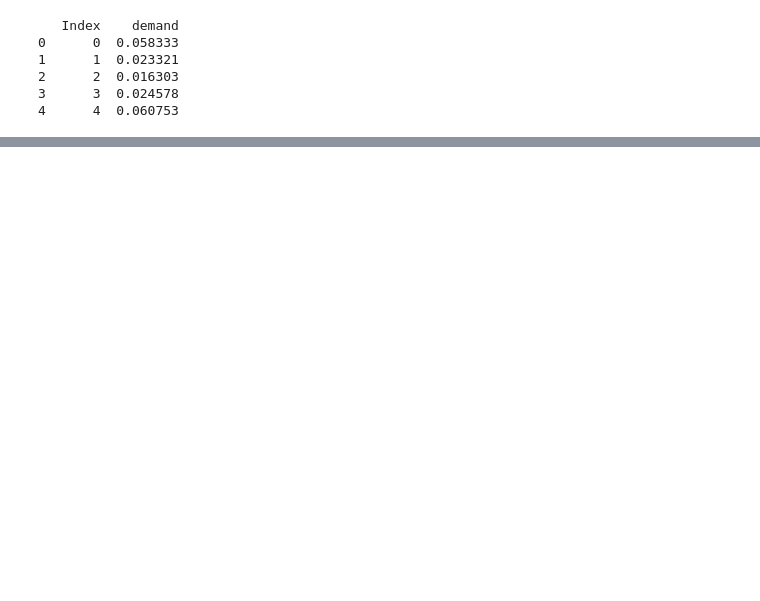
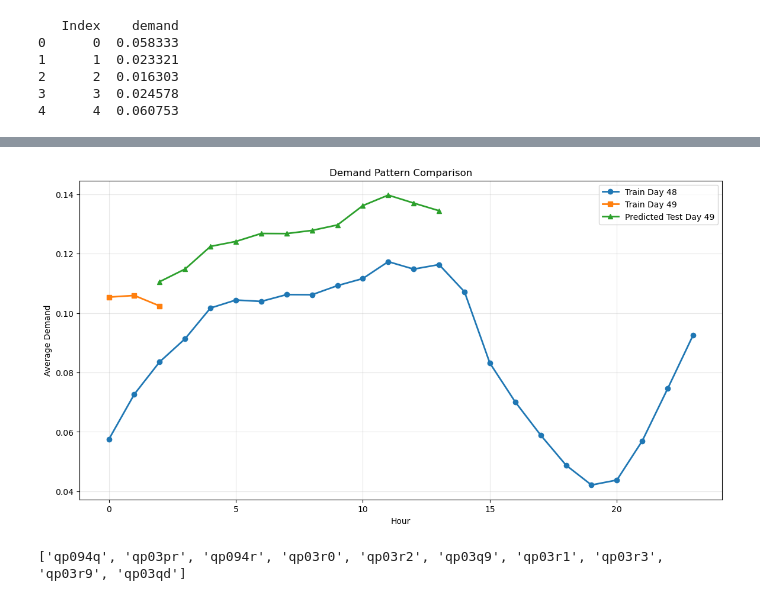
Before and after one commit to shivamkumar-09890/gridlock-hackathon, a Jupyter notebook: notebooks/3june_wrapup.ipynb, the cells around one changed output, grey strips where cells are left out. Cells and saved outputs as stored; diff of their text form; code cells hidden in the pictures; blank space fills up the shorter version.

```diff
--- a/notebooks/3june_wrapup.ipynb
+++ b/notebooks/3june_wrapup.ipynb
@@ -697,0 +780,79 @@ print(submission.head())
+# %%
+import matplotlib.pyplot as plt
+
+# Day 48
+day48_hourly = (
+    train_df[train_df["day"] == 48]
+    .groupby("hour")["demand"]
+    .mean()
+    .reset_index()
+)
+
+# Day 49
+day49_hourly = (
+    train_df[train_df["day"] == 49]
+    .groupby("hour")["demand"]
+    .mean()
+    .reset_index()
+)
+
+# Test predictions
+test_plot_df = test_processed.copy()
+test_plot_df["predicted_demand"] = test_preds
+
+test_hourly = (
+    test_plot_df
+    .groupby("hour")["predicted_demand"]
+    .mean()
+    .reset_index()
+)
+
+# Plot
+plt.figure(figsize=(14, 7))
+
+plt.plot(
+    day48_hourly["hour"],
+    day48_hourly["demand"],
+    marker="o",
+    linewidth=2,
+    label="Train Day 48"
+)
+
+plt.plot(
+    day49_hourly["hour"],
+    day49_hourly["demand"],
+    marker="s",
+    linewidth=2,
+    label="Train Day 49"
+)
+
+plt.plot(
+    test_hourly["hour"],
+    test_hourly["predicted_demand"],
+    marker="^",
+    linewidth=2,
+    label="Predicted Test Day 49"
+)
+
+plt.xlabel("Hour")
+plt.ylabel("Average Demand")
+plt.title("Demand Pattern Comparison")
+
+plt.grid(True, alpha=0.3)
+plt.legend()
+
+plt.show()
+# %% [output]
+[figure, added]
+# %%
+top_geohashes = (
+    train_df["geohash"]
+    .value_counts()
+    .head(10)
+    .index
+    .tolist()
+)
+
+print(top_geohashes)
+# %% [output]
+['qp094q', 'qp03pr', 'qp094r', 'qp03r0', 'qp03r2', 'qp03q9', 'qp03r1', 'qp03r3', 'qp03r9', 'qp03qd']
```
Also changed, not shown: parts of 4 cells of this notebook.
